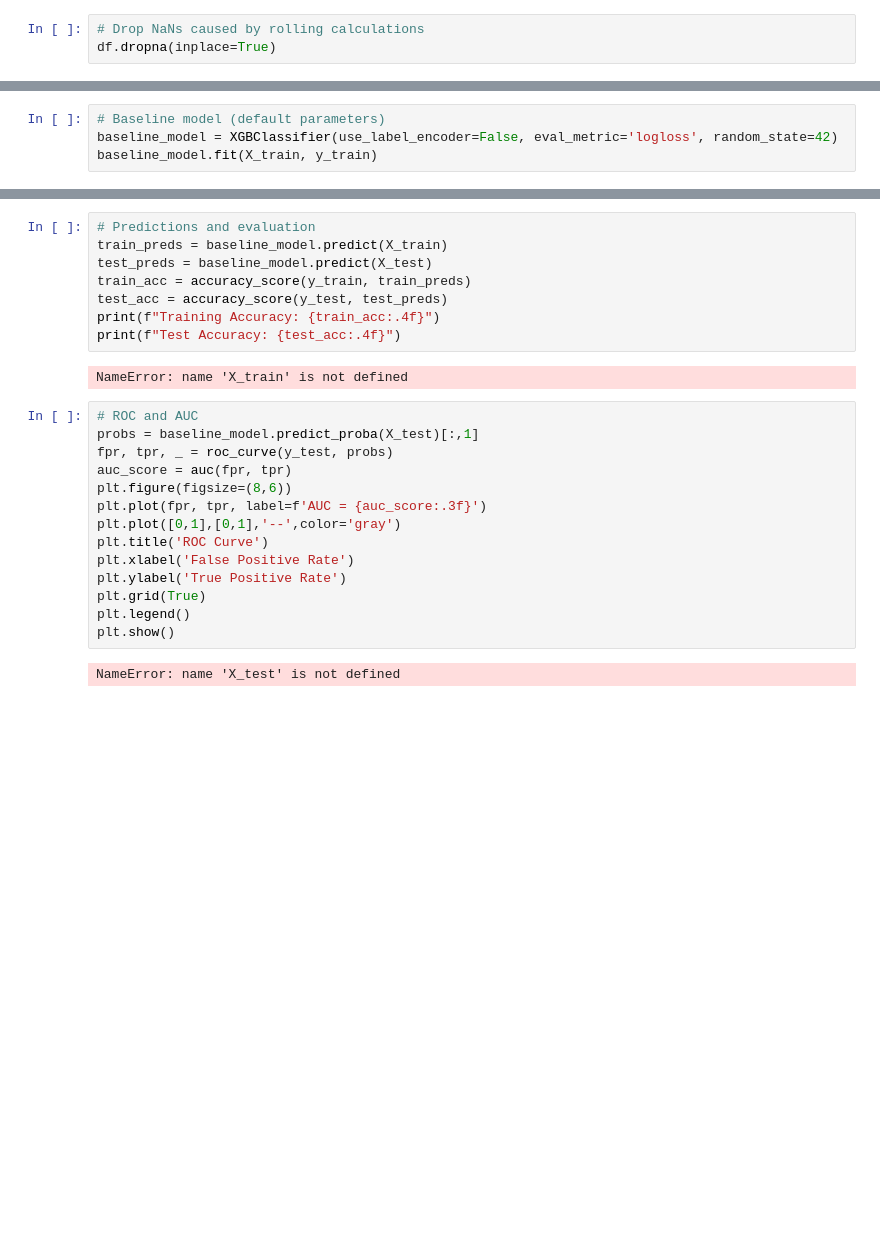
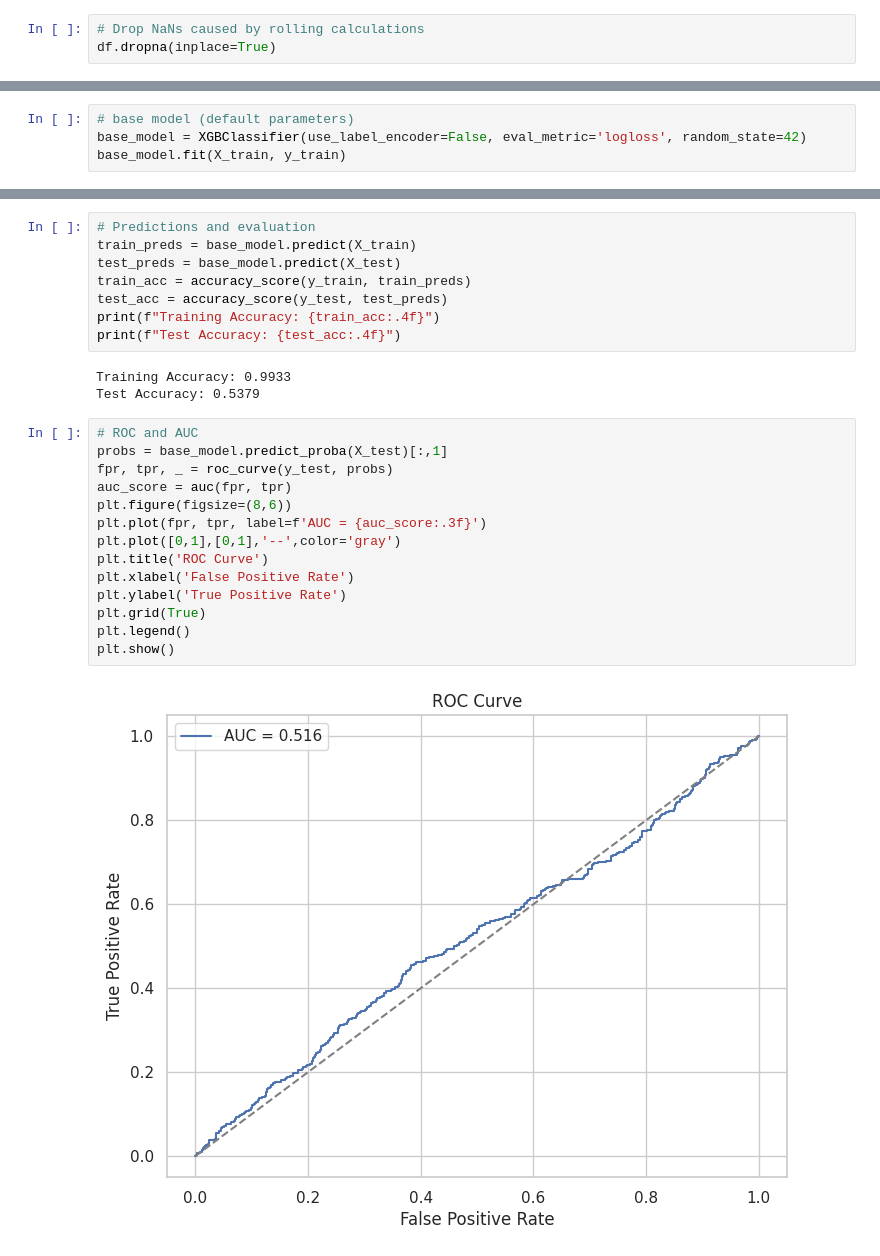
Before and after one commit to EmmaMuhleman1/Adv_Fin_ML_Exercises, a Jupyter notebook: Copy_of_Exam3Resiti.ipynb, the cells around one changed output, grey strips where cells are left out. Cells and saved outputs as stored; diff of their text form; blank space fills up the shorter version.

```diff
--- a/Copy_of_Exam3Resiti.ipynb
+++ b/Copy_of_Exam3Resiti.ipynb
@@ -242,5 +308,5 @@ NameError: name 'y' is not defined
 # %%
-# Baseline model (default parameters)
-baseline_model = XGBClassifier(use_label_encoder=False, eval_metric='logloss', random_state=42)
-baseline_model.fit(X_train, y_train)
+# base model (default parameters)
+base_model = XGBClassifier(use_label_encoder=False, eval_metric='logloss', random_state=42)
+base_model.fit(X_train, y_train)
 # %% [output]
@@ -248,29 +324,30 @@ NameError: name 'X_train' is not defined
 # %%
 # Predictions and evaluation
-train_preds = baseline_model.predict(X_train)
-test_preds = baseline_model.predict(X_test)
+train_preds = base_model.predict(X_train)
+test_preds = base_model.predict(X_test)
 train_acc = accuracy_score(y_train, train_preds)
 test_acc = accuracy_score(y_test, test_preds)
 print(f"Training Accuracy: {train_acc:.4f}")
 print(f"Test Accuracy: {test_acc:.4f}")
 # %% [output]
-NameError: name 'X_train' is not defined
+Training Accuracy: 0.9933
+Test Accuracy: 0.5379
 # %%
 # ROC and AUC
-probs = baseline_model.predict_proba(X_test)[:,1]
+probs = base_model.predict_proba(X_test)[:,1]
 fpr, tpr, _ = roc_curve(y_test, probs)
 auc_score = auc(fpr, tpr)
 plt.figure(figsize=(8,6))
 plt.plot(fpr, tpr, label=f'AUC = {auc_score:.3f}')
 plt.plot([0,1],[0,1],'--',color='gray')
 plt.title('ROC Curve')
 plt.xlabel('False Positive Rate')
 plt.ylabel('True Positive Rate')
 plt.grid(True)
 plt.legend()
 plt.show()
 # %% [output]
-NameError: name 'X_test' is not defined
+[figure, added]
 # %%
 # confusion matrix
 print("Confusion Matrix:")
```
Also changed, not shown: parts of 43 cells of this notebook.
